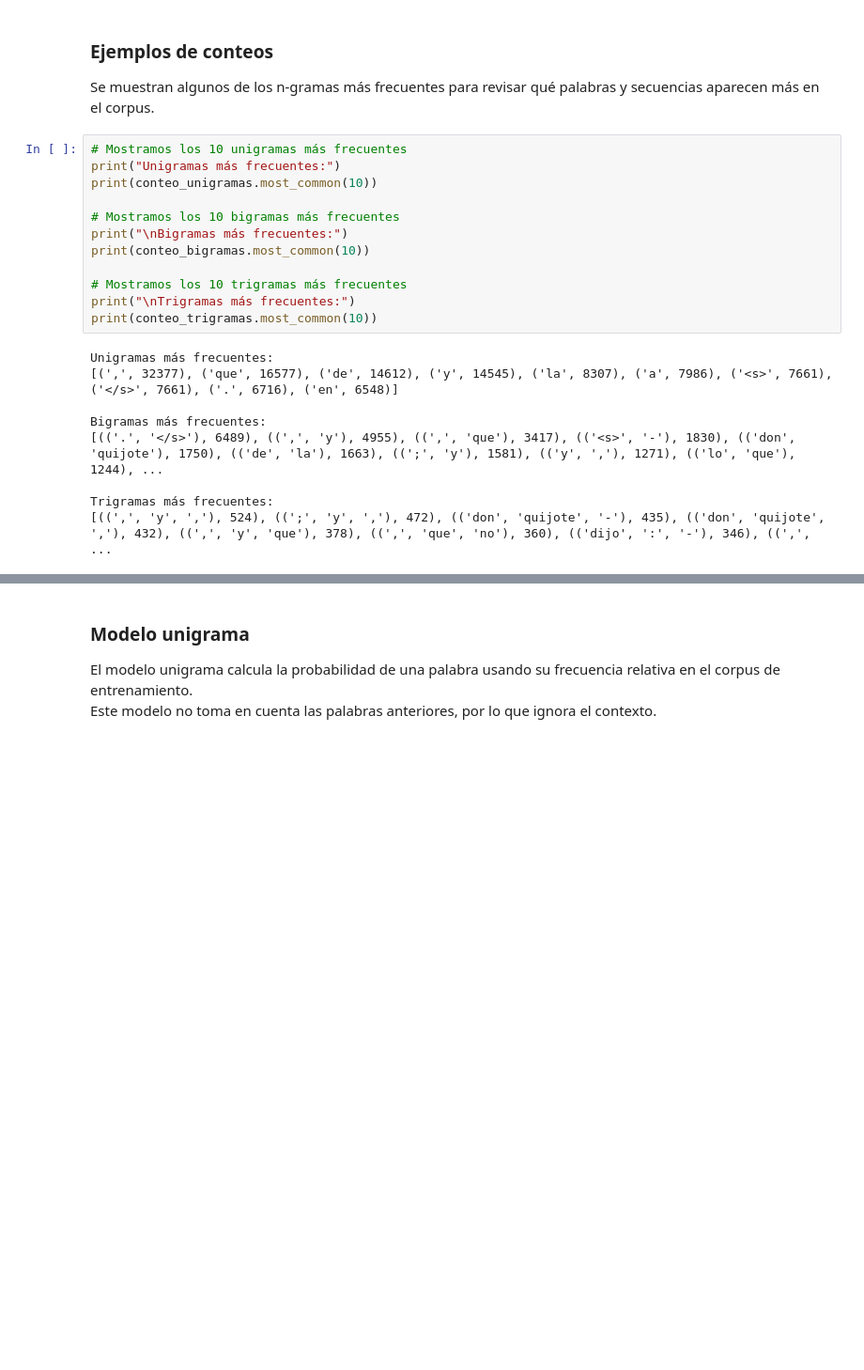
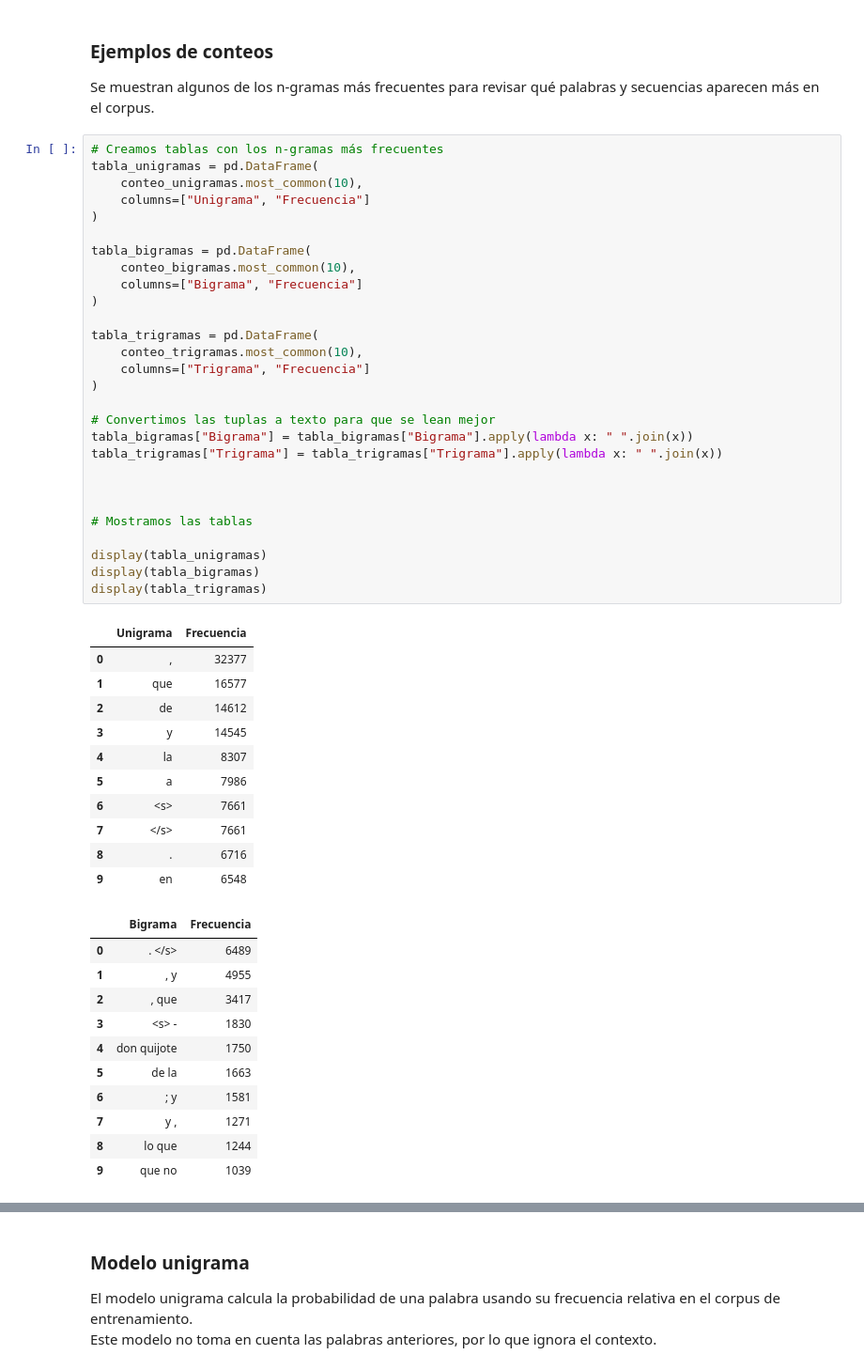
Before and after one commit to Cynthiss/NLP, a Jupyter notebook: Lab_5/Lab_5.ipynb, the cells around one changed output, grey strips where cells are left out. Shown at 94% size. Saved outputs shown, nothing was run; the diff lists cells and outputs as text; blank space fills up the shorter version.

Commit message:
Update Lab_5.ipynb
Actualizacion en la visualizacion de la data

```diff
--- a/Lab_5/Lab_5.ipynb
+++ b/Lab_5/Lab_5.ipynb
@@ -274,23 +274,53 @@ Cantidad de trigramas únicos: 251610
 
 Se muestran algunos de los n-gramas más frecuentes para revisar qué palabras y secuencias aparecen más en el corpus.
 # %%
-# Mostramos los 10 unigramas más frecuentes
-print("Unigramas más frecuentes:")
-print(conteo_unigramas.most_common(10))
+# Creamos tablas con los n-gramas más frecuentes
+tabla_unigramas = pd.DataFrame(
+    conteo_unigramas.most_common(10),
+    columns=["Unigrama", "Frecuencia"]
+)
 
-# Mostramos los 10 bigramas más frecuentes
-print("\nBigramas más frecuentes:")
-print(conteo_bigramas.most_common(10))
+tabla_bigramas = pd.DataFrame(
+    conteo_bigramas.most_common(10),
+    columns=["Bigrama", "Frecuencia"]
+)
 
-# Mostramos los 10 trigramas más frecuentes
-print("\nTrigramas más frecuentes:")
-print(conteo_trigramas.most_common(10))
+tabla_trigramas = pd.DataFrame(
+    conteo_trigramas.most_common(10),
+    columns=["Trigrama", "Frecuencia"]
+)
+
+# Convertimos las tuplas a texto para que se lean mejor
+tabla_bigramas["Bigrama"] = tabla_bigramas["Bigrama"].apply(lambda x: " ".join(x))
+tabla_trigramas["Trigrama"] = tabla_trigramas["Trigrama"].apply(lambda x: " ".join(x))
+
+
+
+# Mostramos las tablas
+
+display(tabla_unigramas)
+display(tabla_bigramas)
+display(tabla_trigramas)
 # %% [output]
-Unigramas más frecuentes:
-[(',', 32377), ('que', 16577), ('de', 14612), ('y', 14545), ('la', 8307), ('a', 7986), ('<s>', 7661), ('</s>', 7661), ('.', 6716), ('en', 6548)]
-
-Bigramas más frecuentes:
-[(('.', '</s>'), 6489), ((',', 'y'), 4955), ((',', 'que'), 3417), (('<s>', '-'), 1830), (('don', 'quijote'), 1750), (('de', 'la'), 1663), ((';', 'y'), 1581), (('y', ','), 1271), (('lo', 'que'), 1244), ...
-
-Trigramas más frecuentes:
-[((',', 'y', ','), 524), ((';', 'y', ','), 472), (('don', 'quijote', '-'), 435), (('don', 'quijote', ','), 432), ((',', 'y', 'que'), 378), ((',', 'que', 'no'), 360), (('dijo', ':', '-'), 346), ((',',  ...
+|  | Unigrama | Frecuencia |
+| 0 | , | 32377 |
+| 1 | que | 16577 |
+| 2 | de | 14612 |
+| 3 | y | 14545 |
+| 4 | la | 8307 |
+| 5 | a | 7986 |
+| 6 | <s> | 7661 |
+| 7 | </s> | 7661 |
+| 8 | . | 6716 |
+| 9 | en | 6548 |
+|  | Bigrama | Frecuencia |
+| 0 | . </s> | 6489 |
+| 1 | , y | 4955 |
+| 2 | , que | 3417 |
+| 3 | <s> - | 1830 |
+| 4 | don quijote | 1750 |
+| 5 | de la | 1663 |
+| 6 | ; y | 1581 |
+| 7 | y , | 1271 |
+| 8 | lo que | 1244 |
+| 9 | que no | 1039 |
```
Also changed, not shown: parts of 4 cells of this notebook.
